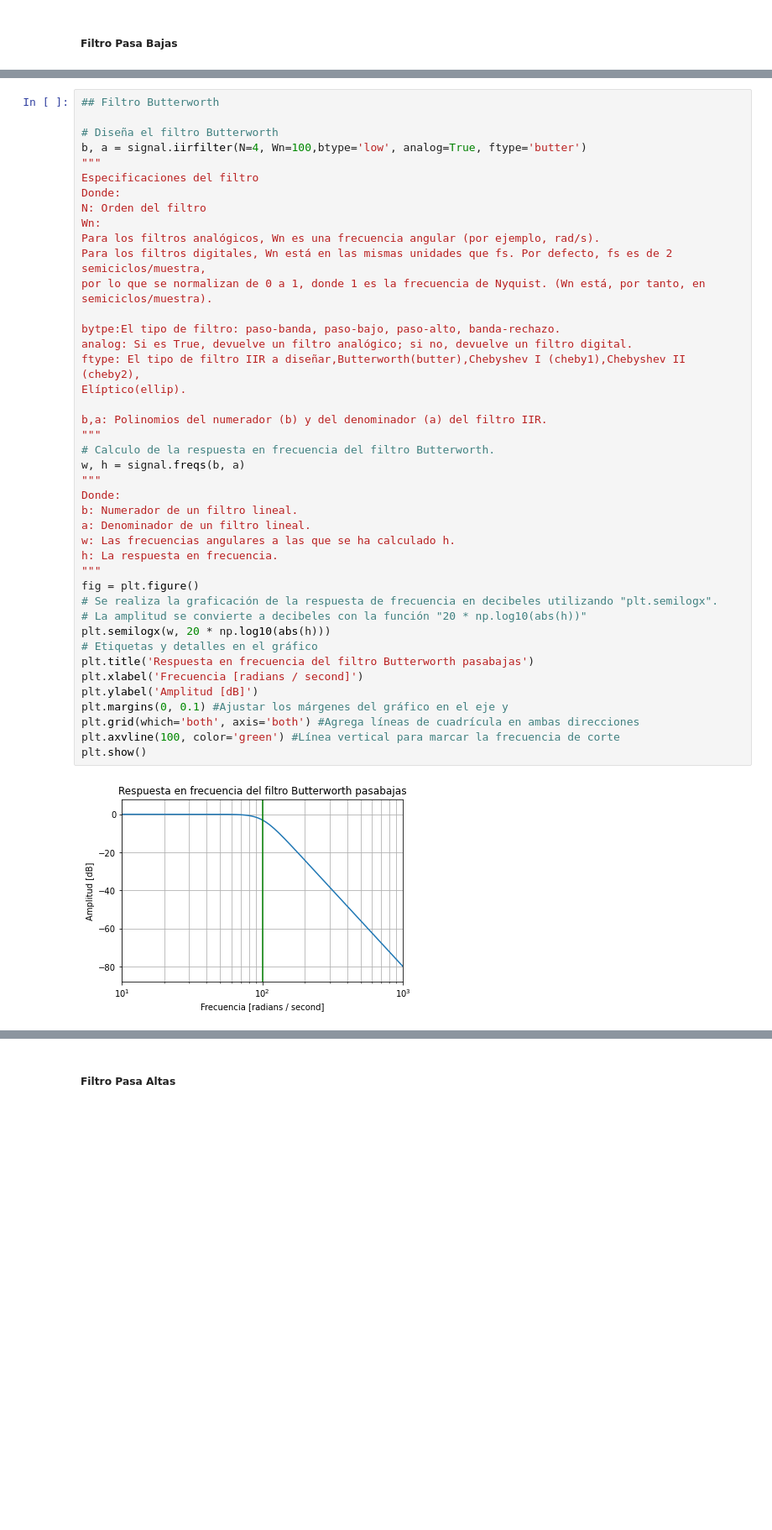
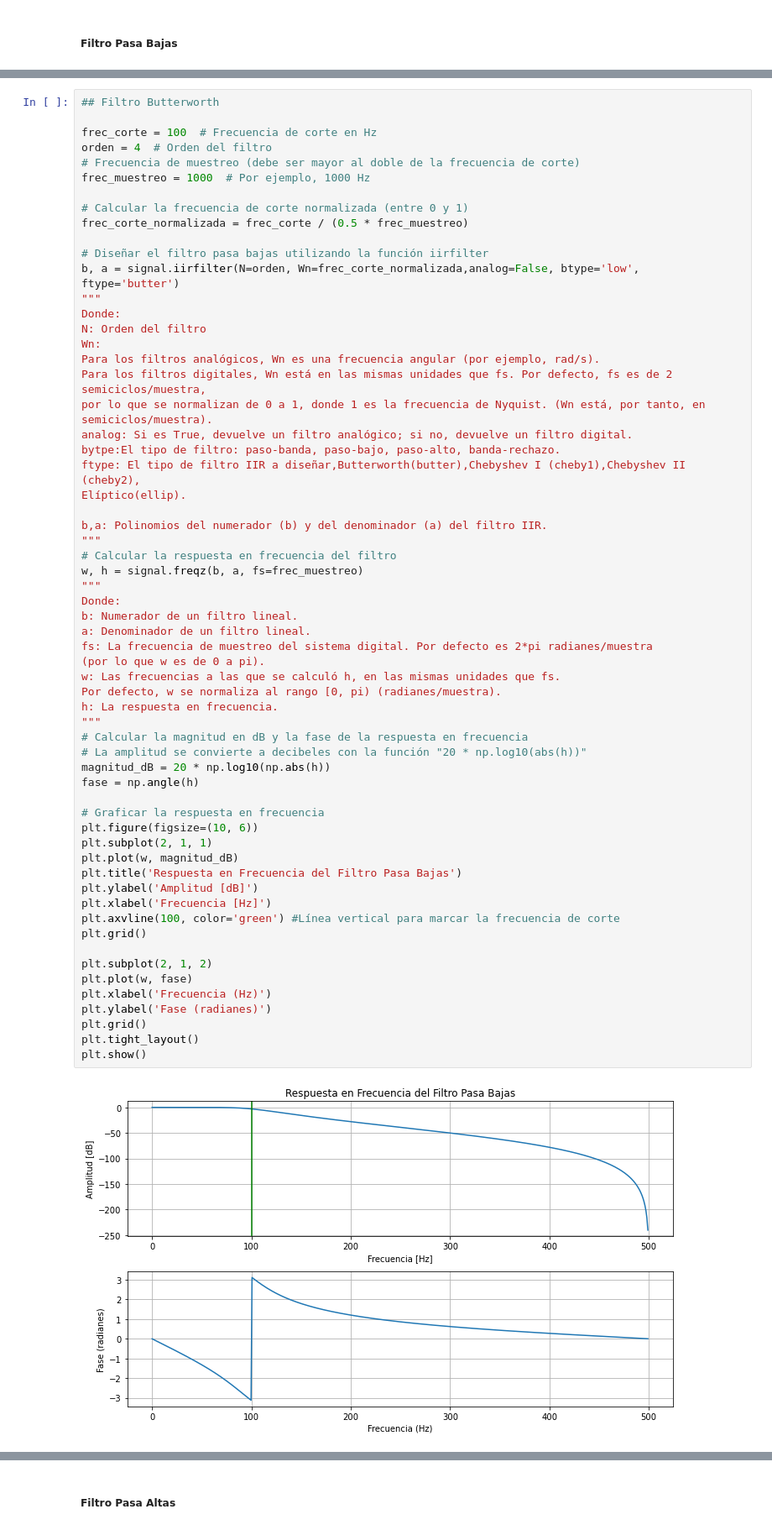
Before and after one commit to cgrf96/Procesamiento_biose-ales, a Jupyter notebook: 3_prepocesamiento/2_filtros_digitales.ipynb, the cells around one changed output, grey strips where cells are left out. Shown at 84% size. Cells and saved outputs as stored; diff of their text form; blank space fills up the shorter version.

Commit message:
Update 2_filtros_digitales.ipynb
Modificación de filtros FIR y IIR

```diff
--- a/3_prepocesamiento/2_filtros_digitales.ipynb
+++ b/3_prepocesamiento/2_filtros_digitales.ipynb
@@ -212,44 +213,63 @@ El siguiente código implementa el diseño de un filtro Butterworth analógico d
 # %%
 ## Filtro Butterworth
 
-# Diseña el filtro Butterworth
-b, a = signal.iirfilter(N=4, Wn=100,btype='low', analog=True, ftype='butter')
+frec_corte = 100  # Frecuencia de corte en Hz
+orden = 4  # Orden del filtro
+# Frecuencia de muestreo (debe ser mayor al doble de la frecuencia de corte)
+frec_muestreo = 1000  # Por ejemplo, 1000 Hz
+
+# Calcular la frecuencia de corte normalizada (entre 0 y 1)
+frec_corte_normalizada = frec_corte / (0.5 * frec_muestreo)
+
+# Diseñar el filtro pasa bajas utilizando la función iirfilter
+b, a = signal.iirfilter(N=orden, Wn=frec_corte_normalizada,analog=False, btype='low', ftype='butter')
 """
-Especificaciones del filtro
 Donde:
 N: Orden del filtro
 Wn:
 Para los filtros analógicos, Wn es una frecuencia angular (por ejemplo, rad/s).
 Para los filtros digitales, Wn está en las mismas unidades que fs. Por defecto, fs es de 2 semiciclos/muestra,
 por lo que se normalizan de 0 a 1, donde 1 es la frecuencia de Nyquist. (Wn está, por tanto, en semiciclos/muestra).
-
+analog: Si es True, devuelve un filtro analógico; si no, devuelve un filtro digital.
 bytpe:El tipo de filtro: paso-banda, paso-bajo, paso-alto, banda-rechazo.
-analog: Si es True, devuelve un filtro analógico; si no, devuelve un filtro digital.
 ftype: El tipo de filtro IIR a diseñar,Butterworth(butter),Chebyshev I (cheby1),Chebyshev II (cheby2),
 Elíptico(ellip).
 
 b,a: Polinomios del numerador (b) y del denominador (a) del filtro IIR.
 """
-# Calculo de la respuesta en frecuencia del filtro Butterworth.
-w, h = signal.freqs(b, a)
+# Calcular la respuesta en frecuencia del filtro
+w, h = signal.freqz(b, a, fs=frec_muestreo)
 """
 Donde:
 b: Numerador de un filtro lineal.
 a: Denominador de un filtro lineal.
-w: Las frecuencias angulares a las que se ha calculado h.
+fs: La frecuencia de muestreo del sistema digital. Por defecto es 2*pi radianes/muestra
+(por lo que w es de 0 a pi).
+w: Las frecuencias a las que se calculó h, en las mismas unidades que fs.
+Por defecto, w se normaliza al rango [0, pi) (radianes/muestra).
 h: La respuesta en frecuencia.
 """
-fig = plt.figure()
-# Se realiza la graficación de la respuesta de frecuencia en decibeles utilizando "plt.semilogx".
+# Calcular la magnitud en dB y la fase de la respuesta en frecuencia
 # La amplitud se convierte a decibeles con la función "20 * np.log10(abs(h))"
-plt.semilogx(w, 20 * np.log10(abs(h)))
-# Etiquetas y detalles en el gráfico
-plt.title('Respuesta en frecuencia del filtro Butterworth pasabajas')
-plt.xlabel('Frecuencia [radians / second]')
+magnitud_dB = 20 * np.log10(np.abs(h))
+fase = np.angle(h)
+
+# Graficar la respuesta en frecuencia
+plt.figure(figsize=(10, 6))
+plt.subplot(2, 1, 1)
+plt.plot(w, magnitud_dB)
+plt.title('Respuesta en Frecuencia del Filtro Pasa Bajas')
 plt.ylabel('Amplitud [dB]')
-plt.margins(0, 0.1) #Ajustar los márgenes del gráfico en el eje y
-plt.grid(which='both', axis='both') #Agrega líneas de cuadrícula en ambas direcciones
+plt.xlabel('Frecuencia [Hz]')
 plt.axvline(100, color='green') #Línea vertical para marcar la frecuencia de corte
+plt.grid()
+
+plt.subplot(2, 1, 2)
+plt.plot(w, fase)
+plt.xlabel('Frecuencia (Hz)')
+plt.ylabel('Fase (radianes)')
+plt.grid()
+plt.tight_layout()
 plt.show()
 # %% [output]
-[figure, old version]
+[figure, new version]
```
Also changed, not shown: parts of 35 cells of this notebook.
